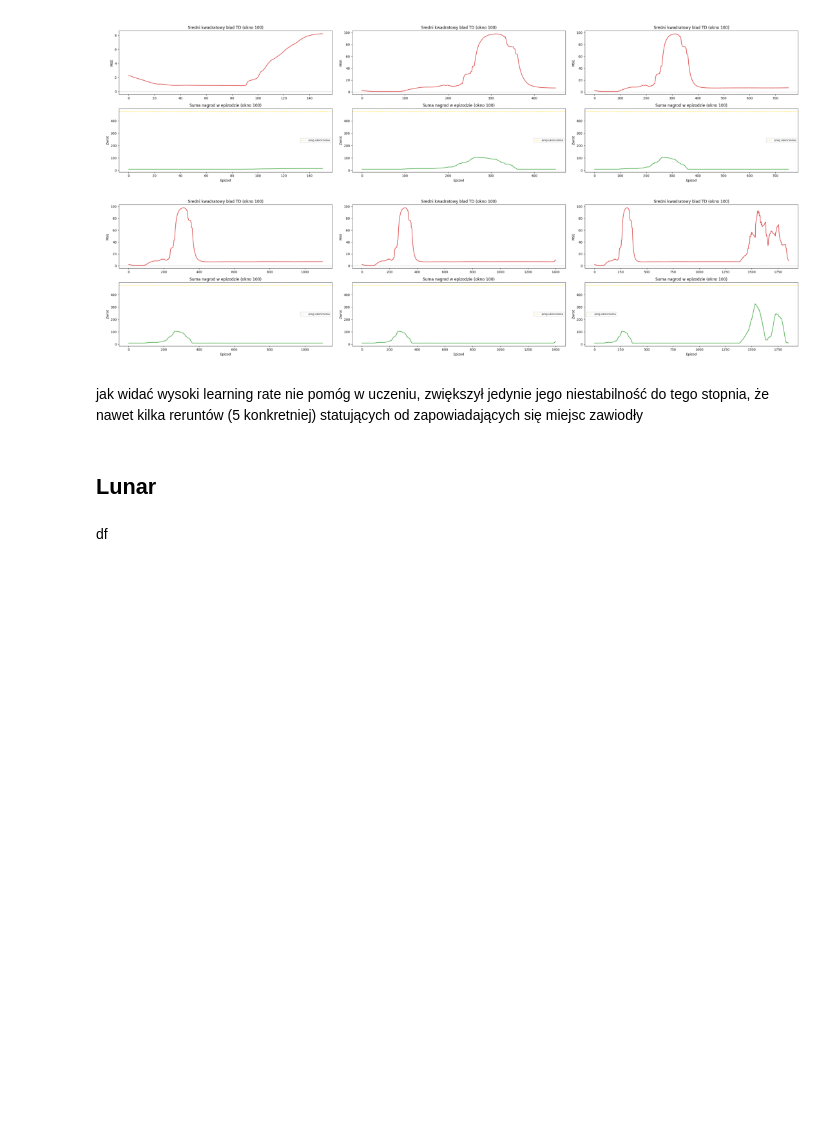
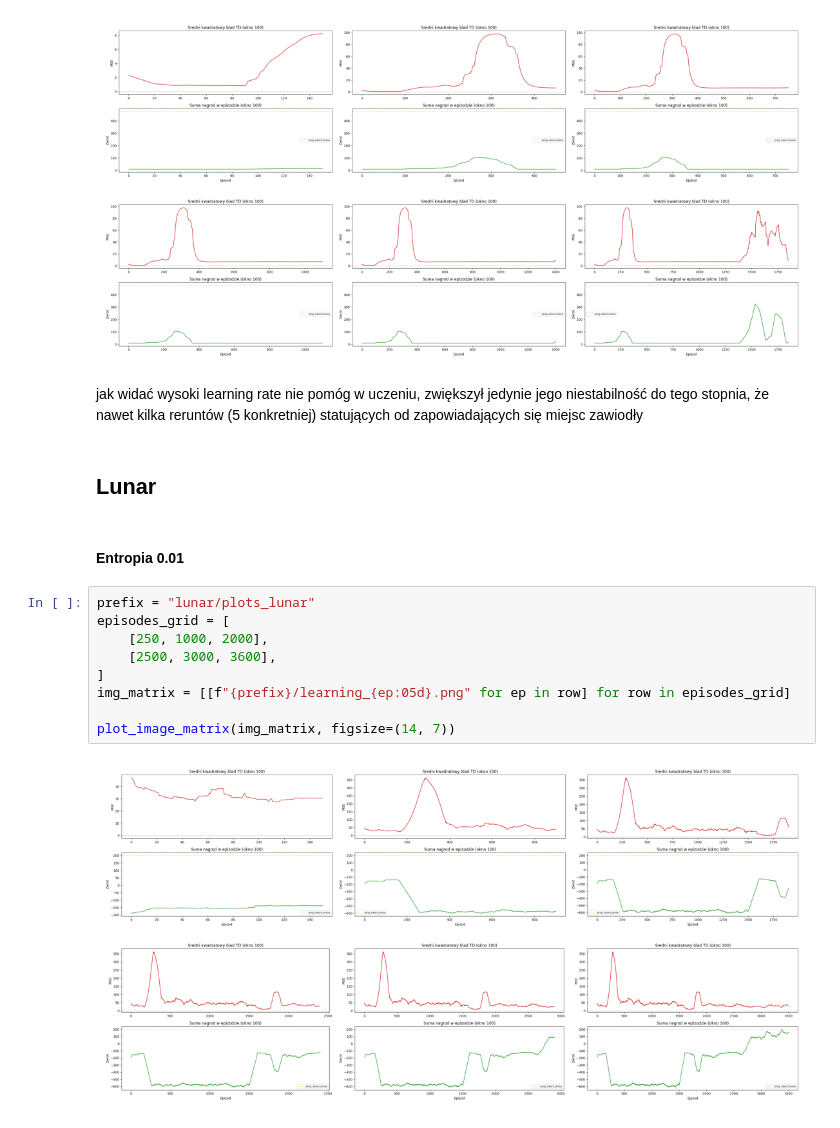
Before and after one commit to McEnigma24/UMISI-sem1-RL, a Jupyter notebook: l4/sprawozdanie_l4.ipynb, the cells around one changed output. Cells and saved outputs as stored; diff of their text form; blank space fills up the shorter version.

```diff
--- a/l4/sprawozdanie_l4.ipynb
+++ b/l4/sprawozdanie_l4.ipynb
@@ -237,5 +214,16 @@ plot_image_matrix(img_matrix, figsize=(14, 7))
 jak widać wysoki learning rate nie pomóg w uczeniu, zwiększył jedynie jego niestabilność do tego stopnia, że nawet kilka reruntów (5 konkretniej) statujących od zapowiadających się miejsc zawiodły
 # %% [markdown]
 ## Lunar
-# %% [markdown]
-df
+# %% [markdown]
+#### Entropia 0.01
+# %%
+prefix = "lunar/plots_lunar"
+episodes_grid = [
+    [250, 1000, 2000],
+    [2500, 3000, 3600],
+]
+img_matrix = [[f"{prefix}/learning_{ep:05d}.png" for ep in row] for row in episodes_grid]
+
+plot_image_matrix(img_matrix, figsize=(14, 7))
+# %% [output]
+[figure, added]
```
Also changed, not shown: parts of 13 cells of this notebook, 1 other file.
